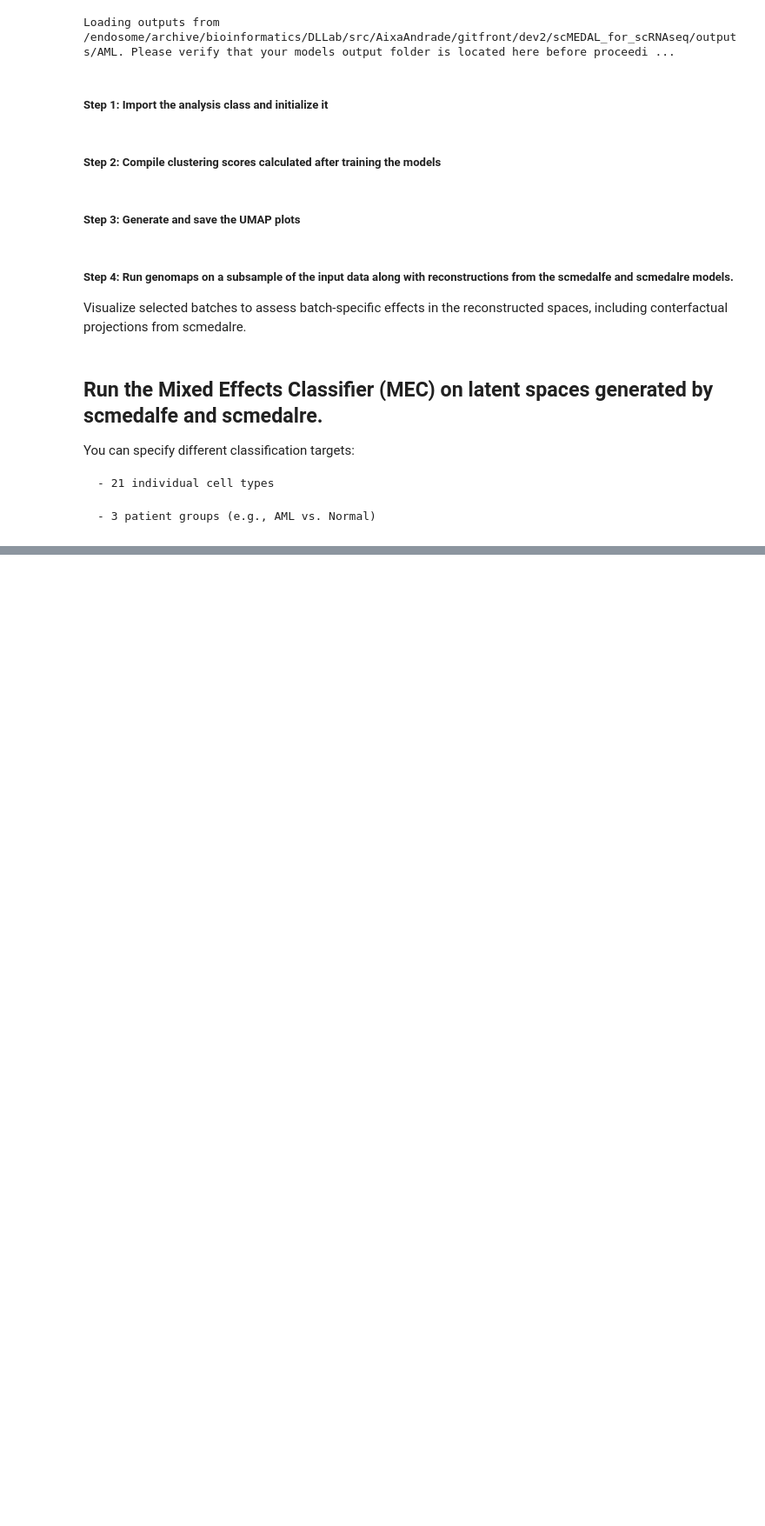
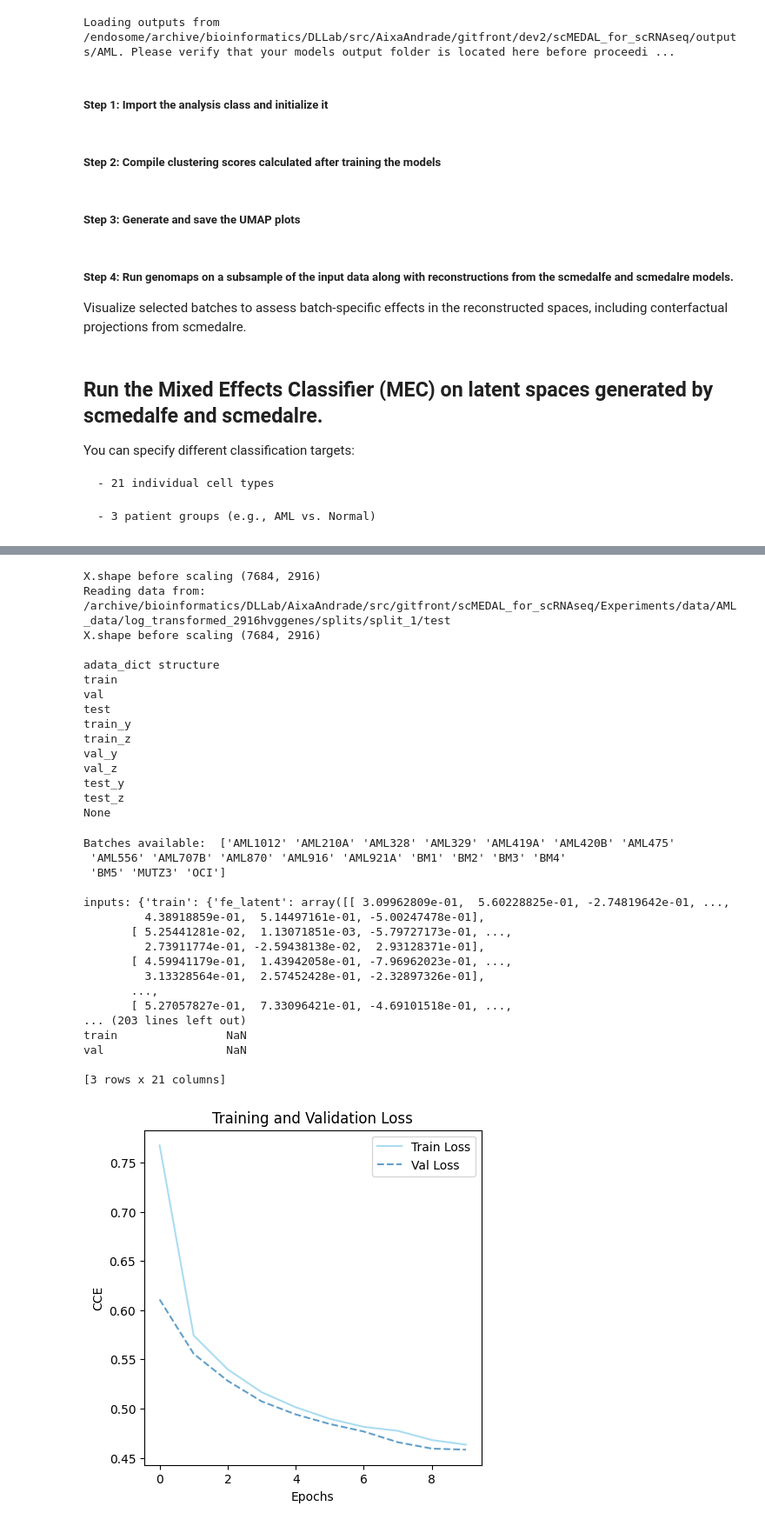
Before and after one commit to DeepLearningForPrecisionHealthLab/scMEDAL_for_scRNAseq, a Jupyter notebook: demo/demo_aml.ipynb, the cells around one changed output, grey strips where cells are left out. Shown at 87% size. Saved outputs shown, nothing was run; the diff lists cells and outputs as text; code cells hidden in the pictures; blank space fills up the shorter version.

```diff
--- a/demo/demo_aml.ipynb
+++ b/demo/demo_aml.ipynb
@@ -198,0 +198,8 @@ PermissionDeniedError: /endosome/archive/bioinformatics/DLLab/src/AixaAndrade/gi
+# %%
+mec_aml = train_model_on_named_experiment("MEC", "AML",
+                                    train_kwargs={"quick":True, "results_path_dict":model_paths, },
+                                    model_kwargs={"n_pred":3,
+                                                   "bio_col":"Patient_group",
+                                                   "models_list":list(model_paths.keys()),
+                                                   "latent_keys_config":{"fe_latent":"scmedalfe_latent"}})
+# %% [output]
@@ -198,0 +223,33 @@ PermissionDeniedError: /endosome/archive/bioinformatics/DLLab/src/AixaAndrade/gi
+X.shape before scaling (7684, 2916)
+Reading data from: /archive/bioinformatics/DLLab/AixaAndrade/src/gitfront/scMEDAL_for_scRNAseq/Experiments/data/AML_data/log_transformed_2916hvggenes/splits/split_1/test
+X.shape before scaling (7684, 2916)
+
+adata_dict structure
+train
+val
+test
+train_y
+train_z
+val_y
+val_z
+test_y
+test_z
+None
+Batches available:  ['AML1012' 'AML210A' 'AML328' 'AML329' 'AML419A' 'AML420B' 'AML475'
+ 'AML556' 'AML707B' 'AML870' 'AML916' 'AML921A' 'BM1' 'BM2' 'BM3' 'BM4'
+ 'BM5' 'MUTZ3' 'OCI']
+
+inputs: {'train': {'fe_latent': array([[ 3.09962809e-01,  5.60228825e-01, -2.74819642e-01, ...,
+         4.38918859e-01,  5.14497161e-01, -5.00247478e-01],
+       [ 5.25441281e-02,  1.13071851e-03, -5.79727173e-01, ...,
+         2.73911774e-01, -2.59438138e-02,  2.93128371e-01],
+       [ 4.59941179e-01,  1.43942058e-01, -7.96962023e-01, ...,
+         3.13328564e-01,  2.57452428e-01, -2.32897326e-01],
+       ...,
+       [ 5.27057827e-01,  7.33096421e-01, -4.69101518e-01, ...,
+... (203 lines left out)
+train                NaN
+val                  NaN
+
+[3 rows x 21 columns]
+[figure, added]
```
Also changed, not shown: parts of 2 cells of this notebook.
